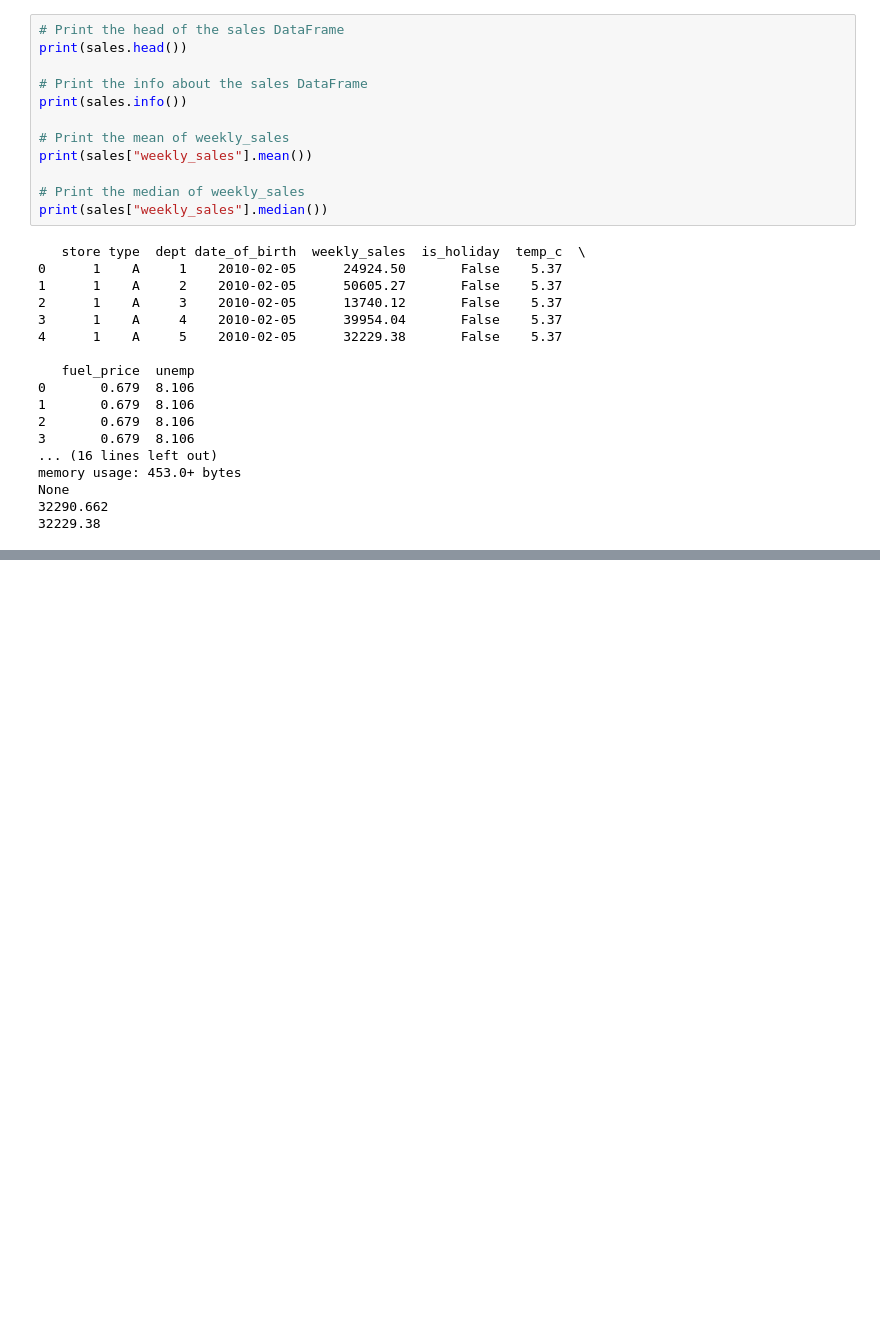
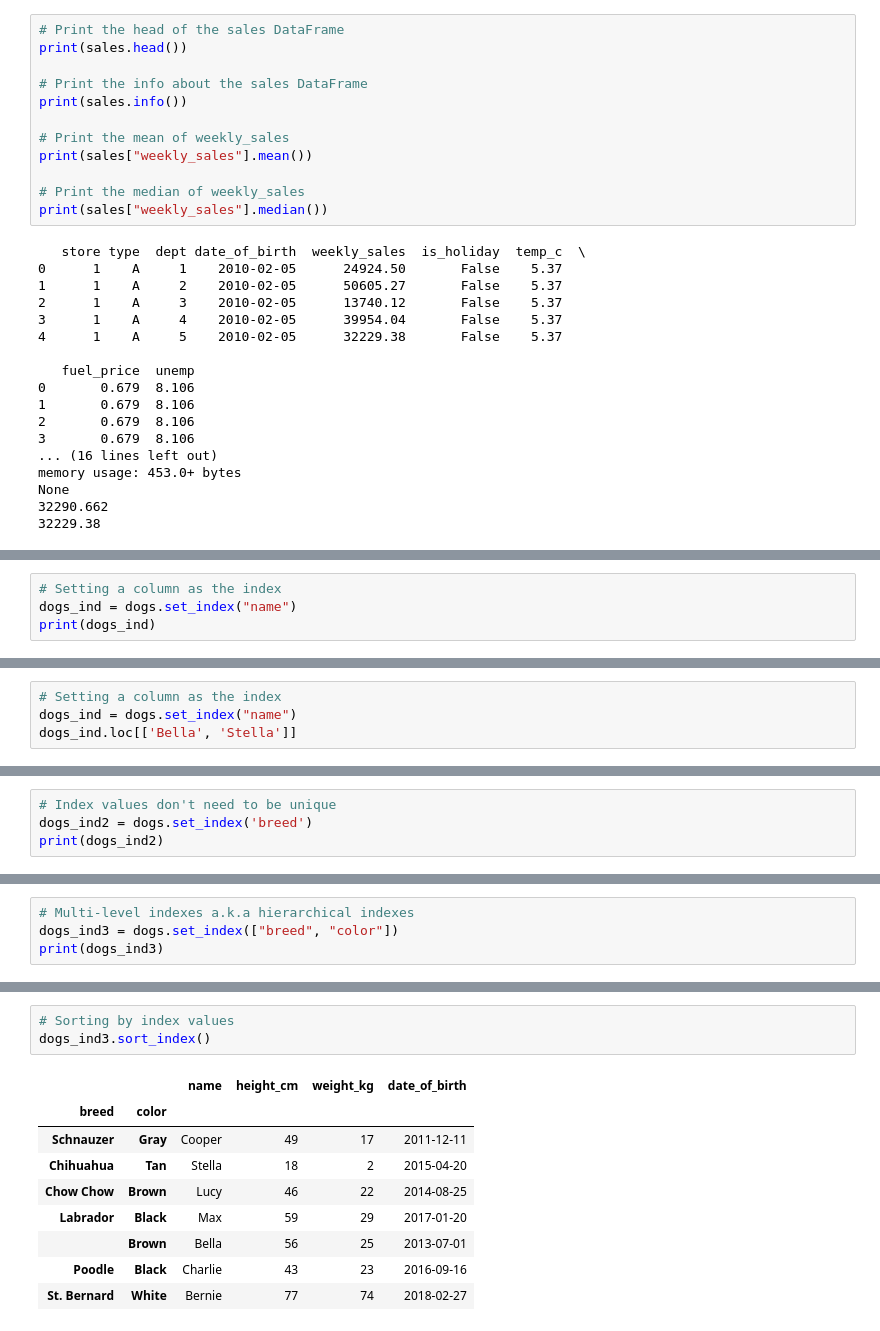
Before and after one commit to Abito21/DataScience-Python-DataCamp, a Jupyter notebook: 3-Data-Manipulation-with-Pandas.ipynb, the cells around one changed output, grey strips where cells are left out. Cells and saved outputs as stored; diff of their text form; blank space fills up the shorter version.

```diff
--- a/3-Data-Manipulation-with-Pandas.ipynb
+++ b/3-Data-Manipulation-with-Pandas.ipynb
@@ -419,0 +795,4 @@ None
+# %%
+# Setting a column as the index
+dogs_ind = dogs.set_index("name")
+print(dogs_ind)
@@ -419,0 +828,4 @@ None
+# %%
+# Setting a column as the index
+dogs_ind = dogs.set_index("name")
+dogs_ind.loc[['Bella', 'Stella']]
@@ -419,0 +837,4 @@ None
+# %%
+# Index values don't need to be unique
+dogs_ind2 = dogs.set_index('breed')
+print(dogs_ind2)
@@ -419,0 +859,4 @@ None
+# %%
+# Multi-level indexes a.k.a hierarchical indexes
+dogs_ind3 = dogs.set_index(["breed", "color"])
+print(dogs_ind3)
@@ -419,0 +890,13 @@ None
+# %%
+# Sorting by index values
+dogs_ind3.sort_index()
+# %% [output]
+|  |  | name | height_cm | weight_kg | date_of_birth |
+| breed | color |  |  |  |  |
+| Schnauzer | Gray | Cooper | 49 | 17 | 2011-12-11 |
+| Chihuahua | Tan | Stella | 18 | 2 | 2015-04-20 |
+| Chow Chow | Brown | Lucy | 46 | 22 | 2014-08-25 |
+| Labrador | Black | Max | 59 | 29 | 2017-01-20 |
+|  | Brown | Bella | 56 | 25 | 2013-07-01 |
+| Poodle | Black | Charlie | 43 | 23 | 2016-09-16 |
+| St. Bernard | White | Bernie | 77 | 74 | 2018-02-27 |
```
Also changed, not shown: parts of 46 cells of this notebook.
